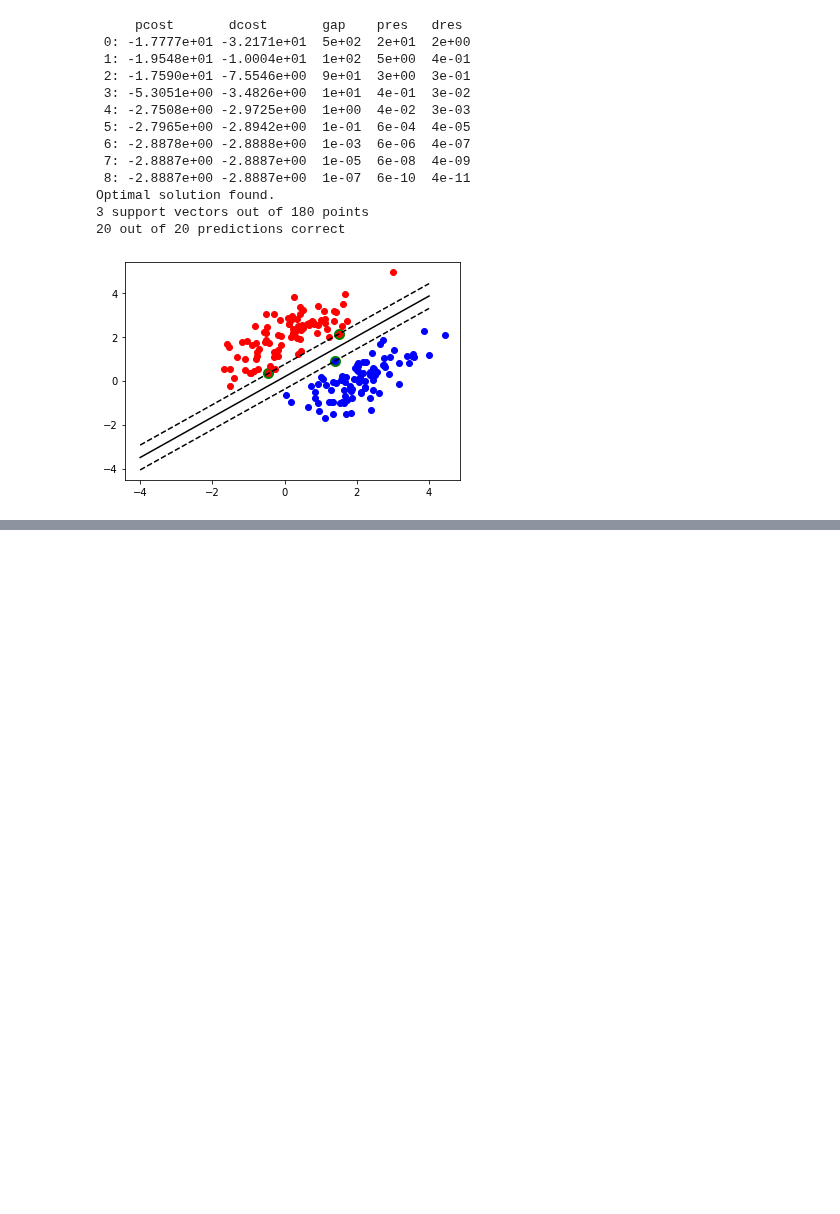
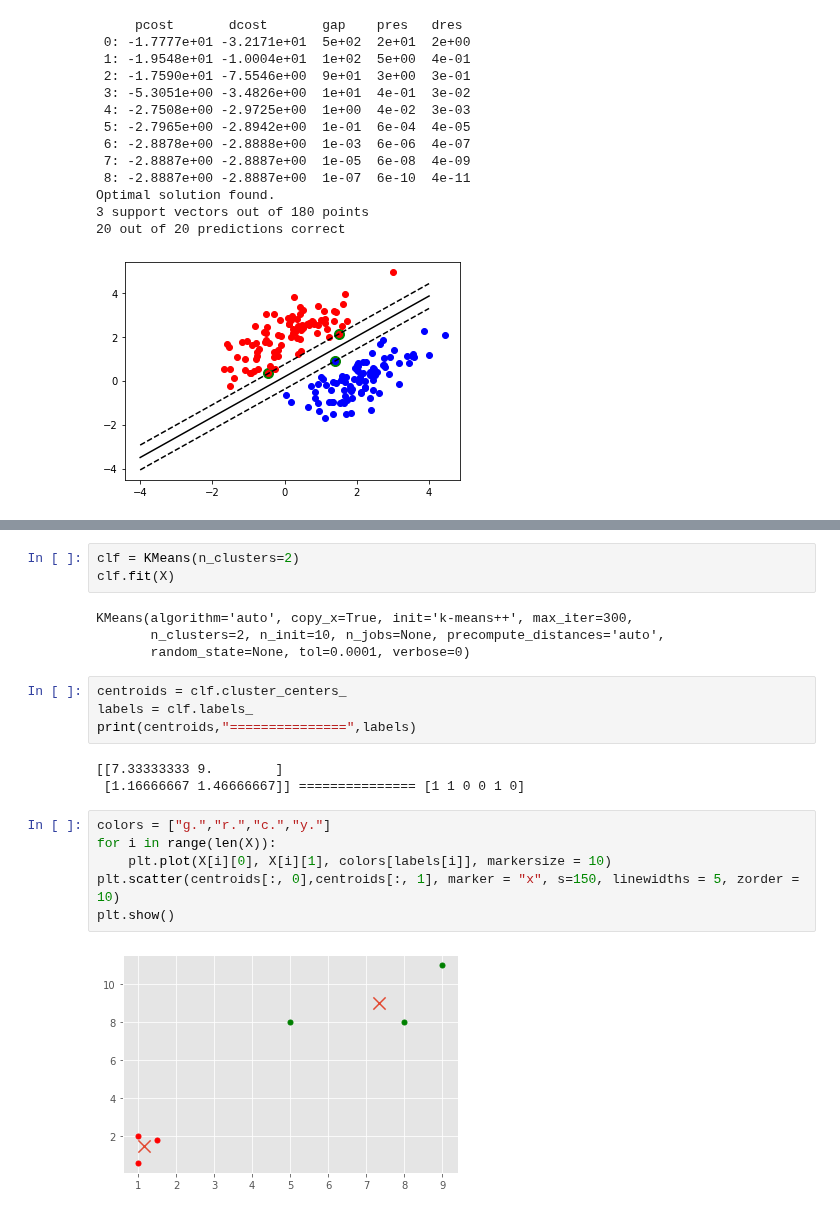
Before and after one commit to emetowinner/DataScience, a Jupyter notebook: DSN 70DaysOfML/DSN 70DaysOfML.ipynb, the cells around one changed output, grey strips where cells are left out. Cells and saved outputs as stored; diff of their text form; blank space fills up the shorter version.

```diff
--- a/DSN 70DaysOfML/DSN 70DaysOfML.ipynb
+++ b/DSN 70DaysOfML/DSN 70DaysOfML.ipynb
@@ -750,0 +776,22 @@ Optimal solution found.
+# %%
+clf = KMeans(n_clusters=2)
+clf.fit(X)
+# %% [output]
+KMeans(algorithm='auto', copy_x=True, init='k-means++', max_iter=300,
+       n_clusters=2, n_init=10, n_jobs=None, precompute_distances='auto',
+       random_state=None, tol=0.0001, verbose=0)
+# %%
+centroids = clf.cluster_centers_
+labels = clf.labels_
+print(centroids,"===============",labels)
+# %% [output]
+[[7.33333333 9.        ]
+ [1.16666667 1.46666667]] =============== [1 1 0 0 1 0]
+# %%
+colors = ["g.","r.","c.","y."]
+for i in range(len(X)):
+    plt.plot(X[i][0], X[i][1], colors[labels[i]], markersize = 10)
+plt.scatter(centroids[:, 0],centroids[:, 1], marker = "x", s=150, linewidths = 5, zorder = 10)
+plt.show()
+# %% [output]
+[figure, added]
```
Also changed, not shown: parts of 3 cells of this notebook.
